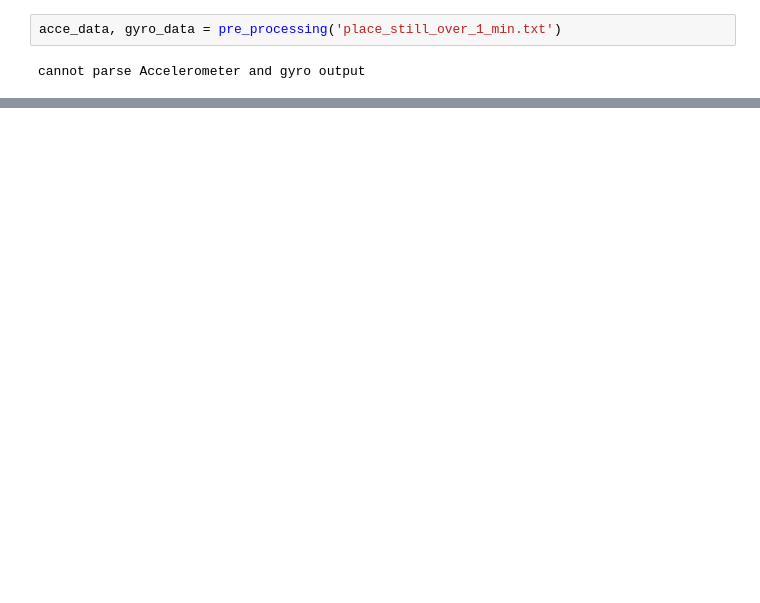
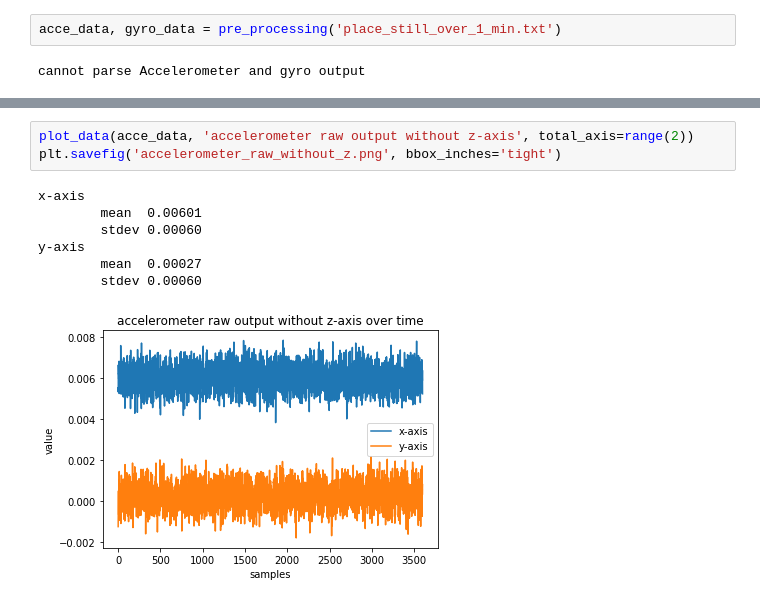
Before and after one commit to liangw6/tilt-master, a Jupyter notebook: post_processing/plot_raw_sensor_data.ipynb, the cells around one changed output, grey strips where cells are left out. Cells and saved outputs as stored; diff of their text form; blank space fills up the shorter version.

```diff
--- a/post_processing/plot_raw_sensor_data.ipynb
+++ b/post_processing/plot_raw_sensor_data.ipynb
@@ -40,0 +70,11 @@ plt.savefig('gyro_raw.png')
+# %%
+plot_data(acce_data, 'accelerometer raw output without z-axis', total_axis=range(2))
+plt.savefig('accelerometer_raw_without_z.png', bbox_inches='tight')
+# %% [output]
+x-axis
+        mean  0.00601
+        stdev 0.00060
+y-axis
+        mean  0.00027
+        stdev 0.00060
+[figure, added]
```
Also changed, not shown: parts of 5 cells of this notebook, 7 other files.
